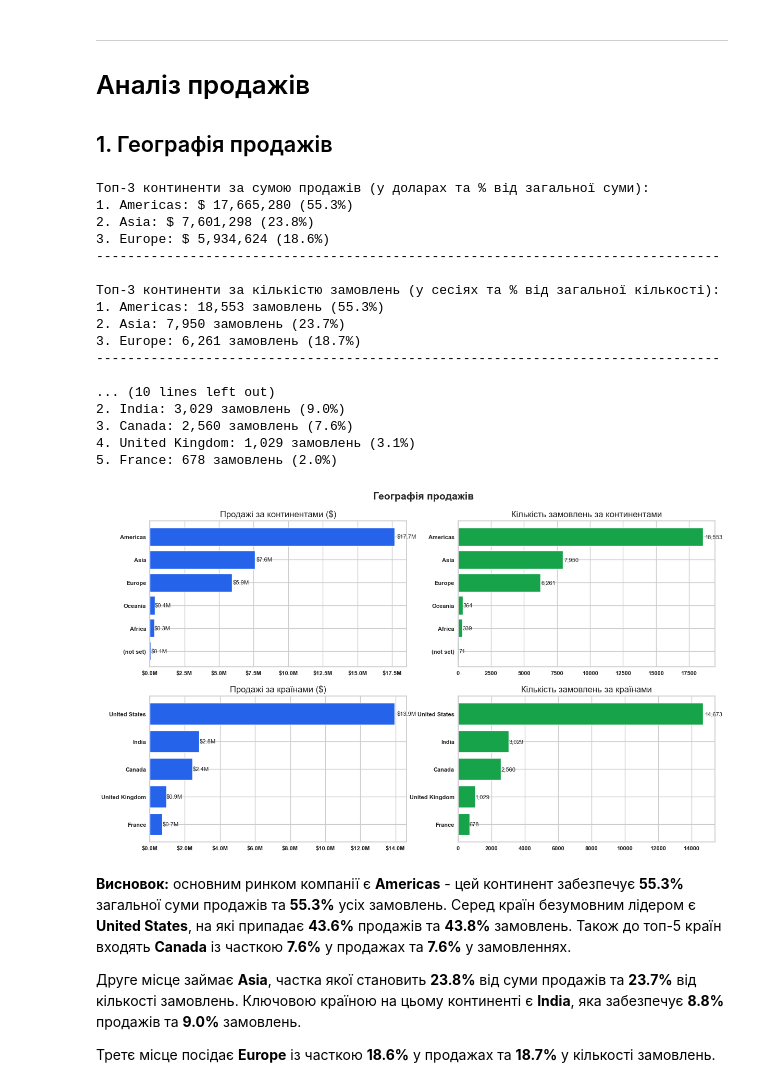
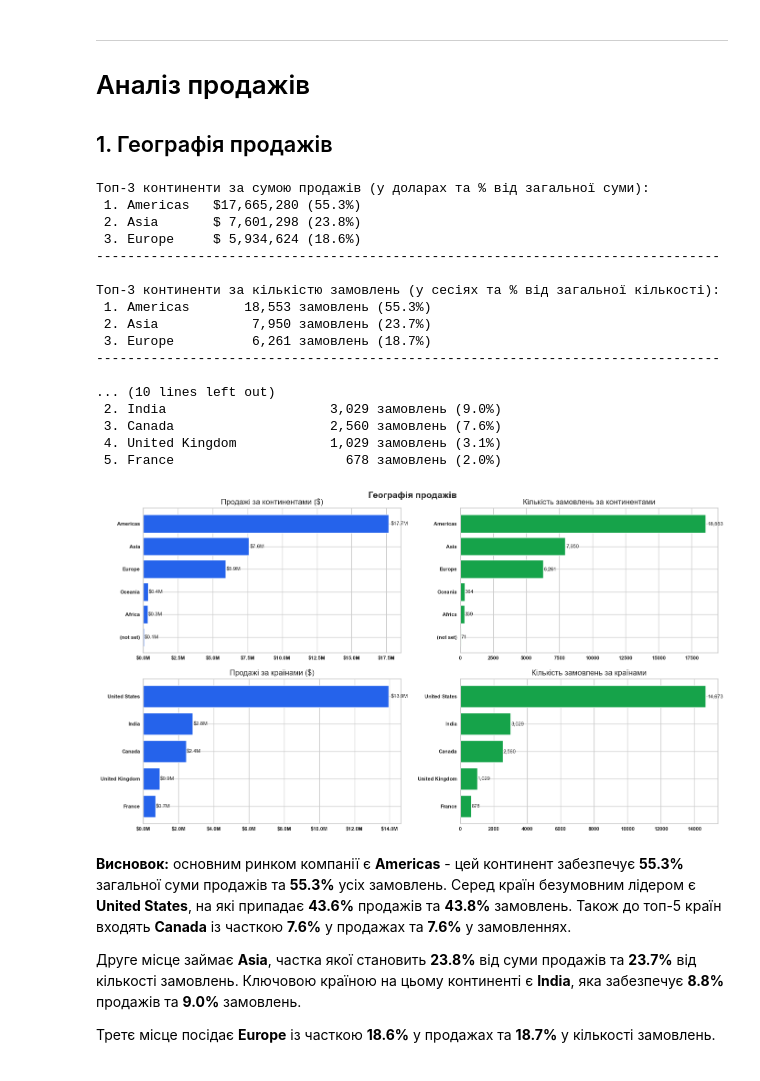
Before and after one commit to VladNkov/online_store_sales_analysis, a Jupyter notebook: online_store_sales_analysis.ipynb, the cells around one changed output. Cells and saved outputs as stored; diff of their text form; code cells hidden in the pictures.

```diff
--- a/online_store_sales_analysis.ipynb
+++ b/online_store_sales_analysis.ipynb
@@ -253,7 +253,7 @@ continent_sales = df.groupby('continent')['price'].sum().sort_values(ascending=F
 
 print('Топ-3 континенти за сумою продажів (у доларах та % від загальної суми):')
 for index, (continent, value) in enumerate(continent_sales.head(3).items(), start=1):
-    print(f'{index}. {continent}: $ {value:,.0f} ({value / df["price"].sum() * 100:.1f}%)')
+    print(f'{index:>2}. {continent:<10} ${value:>10,.0f} ({value / df["price"].sum() * 100:.1f}%)')
 
 print('-'*80)
 print()
@@ -262,7 +262,7 @@ continent_orders = df.groupby('continent')['ga_session_id'].nunique().sort_value
 
 print('Топ-3 континенти за кількістю замовлень (у сесіях та % від загальної кількості):')
 for index, (continent, value) in enumerate(continent_orders.head(3).items(), start=1):
-    print(f'{index}. {continent}: {value:,} замовлень ({value / unique_sessions * 100:.1f}%)')
+    print(f'{index:>2}. {continent:<10} {value:>10,} замовлень ({value / unique_sessions * 100:.1f}%)')
 
 print('-'*80)
 print()
@@ -271,7 +271,7 @@ country_sales = df.groupby('country')['price'].sum().sort_values(ascending=False
 
 print('Топ-5 країн за сумою продажів (у доларах та % від загальної суми):')
 for index, (country, value) in enumerate(country_sales.items(), start=1):
-    print(f'{index}. {country}: $ {value:,.0f} ({value / df["price"].sum() * 100:.1f}%)')
+    print(f'{index:>2}. {country:<20} ${value:>10,.0f} ({value / df["price"].sum() * 100:.1f}%)')
 
 print('-'*80)
 print()
@@ -280,25 +280,26 @@ country_orders = df.groupby('country')['ga_session_id'].count().sort_values(asce
 
 print('Топ-5 країн за кількістю замовлень (у сесіях та % від загальної кількості):')
 for index, (country, value) in enumerate(country_orders.items(), start=1):
-    print(f'{index}. {country}: {value:,} замовлень ({value / len(df) * 100:.1f}%)')
+    print(f'{index:>2}. {country:<20} {value:>10,} замовлень ({value / len(df) * 100:.1f}%)')
+# print(f'{index:>2}. {category:<35} ${value:>10,.0f} ({value / us_total_sales * 100:.1f}%)')
 # %% [output]
 Топ-3 континенти за сумою продажів (у доларах та % від загальної суми):
-1. Americas: $ 17,665,280 (55.3%)
-2. Asia: $ 7,601,298 (23.8%)
-3. Europe: $ 5,934,624 (18.6%)
+ 1. Americas   $17,665,280 (55.3%)
+ 2. Asia       $ 7,601,298 (23.8%)
+ 3. Europe     $ 5,934,624 (18.6%)
 --------------------------------------------------------------------------------
 
 Топ-3 континенти за кількістю замовлень (у сесіях та % від загальної кількості):
-1. Americas: 18,553 замовлень (55.3%)
-2. Asia: 7,950 замовлень (23.7%)
-3. Europe: 6,261 замовлень (18.7%)
+ 1. Americas       18,553 замовлень (55.3%)
+ 2. Asia            7,950 замовлень (23.7%)
+ 3. Europe          6,261 замовлень (18.7%)
 --------------------------------------------------------------------------------
 
 ... (10 lines left out)
-2. India: 3,029 замовлень (9.0%)
-3. Canada: 2,560 замовлень (7.6%)
-4. United Kingdom: 1,029 замовлень (3.1%)
-5. France: 678 замовлень (2.0%)
+ 2. India                     3,029 замовлень (9.0%)
+ 3. Canada                    2,560 замовлень (7.6%)
+ 4. United Kingdom            1,029 замовлень (3.1%)
+ 5. France                      678 замовлень (2.0%)
 # %%
 sns.set_theme(style='whitegrid', palette='muted')
 plt.rcParams.update({'figure.dpi': 100, 'font.size': 12})
@@ -351,34 +352,38 @@ ax.set_title('Продажі за країнами ($)')
 
 ax.tick_params(axis='x', labelsize=8, pad = -1)
 for label in ax.get_xticklabels():
     label.set_fontweight('bold')
 ax.tick_params(axis='y', labelsize=8, pad = -1)
 for label in ax.get_yticklabels():
     label.set_fontweight('bold')
 
 ax.xaxis.set_major_formatter(mticker.FuncFormatter(lambda x, _: f'${x/1e6:.1f}M'))
 for bar, val in zip(bars, country_sales.values[::-1]):
     ax.text(bar.get_width()*1.01, bar.get_y()+bar.get_height()/2,
             f'${val/1e6:.1f}M', va='center', fontsize=8)
 
 
 # замовлення за країнами
 ax = axes[1, 1]
 bars = ax.barh(country_orders.index[::-1], country_orders.values[::-1], color=GREEN)
 ax.set_title('Кількість замовлень за країнами')
 
 ax.tick_params(axis='x', labelsize=8, pad = -1)
 for label in ax.get_xticklabels():
     label.set_fontweight('bold')
 ax.tick_params(axis='y', labelsize=8, pad = -1)
 for label in ax.get_yticklabels():
     label.set_fontweight('bold')
 
 for bar, val in zip(bars, country_orders.values[::-1]):
     ax.text(bar.get_width()*1.01, bar.get_y()+bar.get_height()/2,
             f'{val:,}', va='center', fontsize=8)
+
+plt.tight_layout()
+plt.savefig('images/sales_by_continents_countries.png', bbox_inches='tight')
+plt.show()
 # %% [output]
-[figure, old version]
+[figure, new version]
 # %% [markdown]
 **Висновок:** основним ринком компанії є **Americas** - цей континент забезпечує **55.3%** загальної суми продажів та **55.3%** усіх замовлень. Серед країн безумовним лідером є **United States**, на які припадає **43.6%** продажів та **43.8%** замовлень. Також до топ-5 країн входять **Canada** із часткою **7.6%** у продажах та **7.6%** у замовленнях.
 
```
Also changed, not shown: parts of 4 cells of this notebook, 3 other files.
